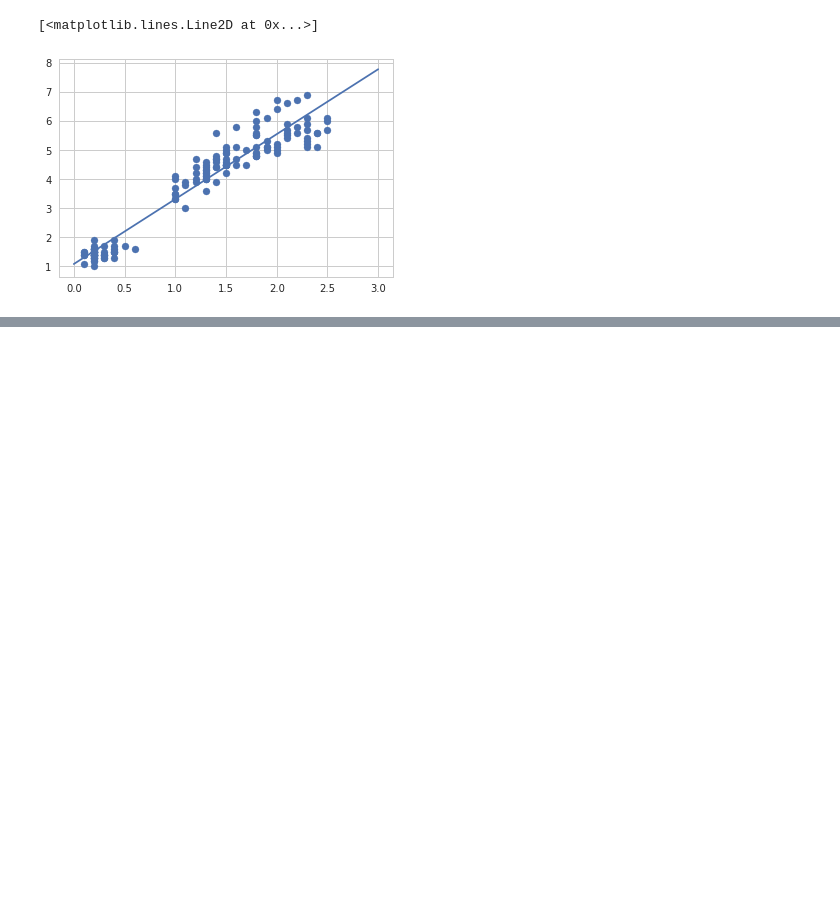
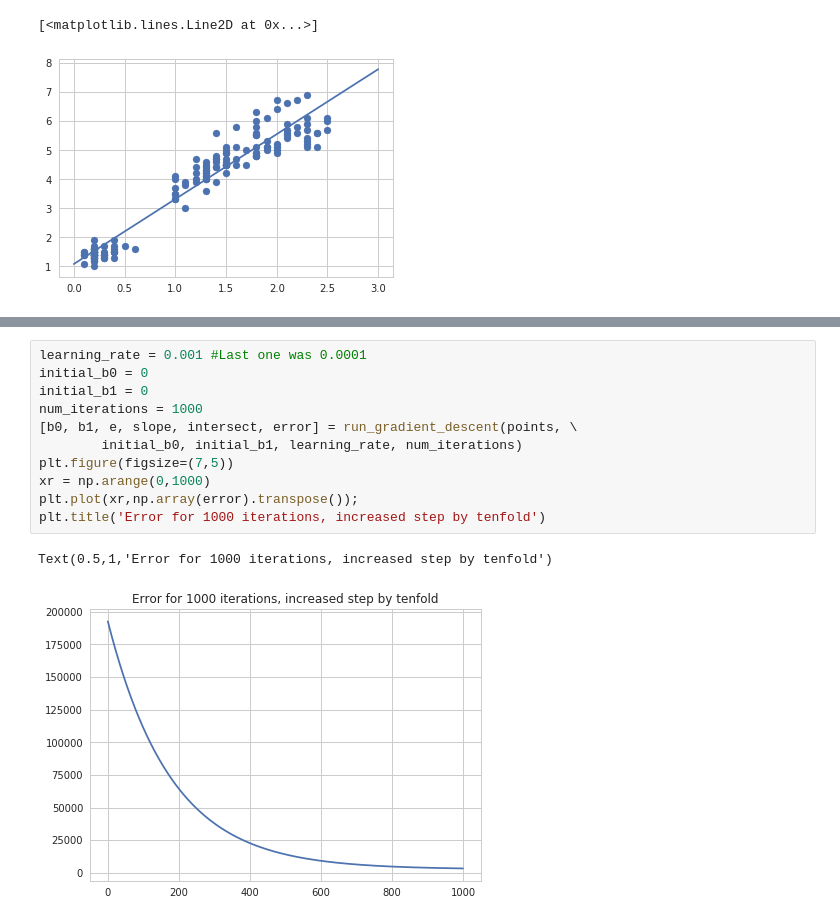
Before and after one commit to machine-learning-helpers/docker-python-jupyter, a Jupyter notebook: notebook/induction/books/machine-learning-for-engineers/04-regression-classification.ipynb, the cells around one changed output, grey strips where cells are left out. Drawn from its saved outputs; the diff is of its cells as text; blank space fills up the shorter version.

```diff
--- a/notebook/induction/books/machine-learning-for-engineers/04-regression-classification.ipynb
+++ b/notebook/induction/books/machine-learning-for-engineers/04-regression-classification.ipynb
@@ -118,0 +221,14 @@ plt.plot(xr, (xr*beta)+alpha)
+# %%
+learning_rate = 0.001 #Last one was 0.0001
+initial_b0 = 0
+initial_b1 = 0
+num_iterations = 1000
+[b0, b1, e, slope, intersect, error] = run_gradient_descent(points, \
+        initial_b0, initial_b1, learning_rate, num_iterations)
+plt.figure(figsize=(7,5))
+xr = np.arange(0,1000)
+plt.plot(xr,np.array(error).transpose());
+plt.title('Error for 1000 iterations, increased step by tenfold')
+# %% [output]
+Text(0.5,1,'Error for 1000 iterations, increased step by tenfold')
+[figure, added]
```
Also changed, not shown: parts of 21 cells of this notebook, 8 other files.
